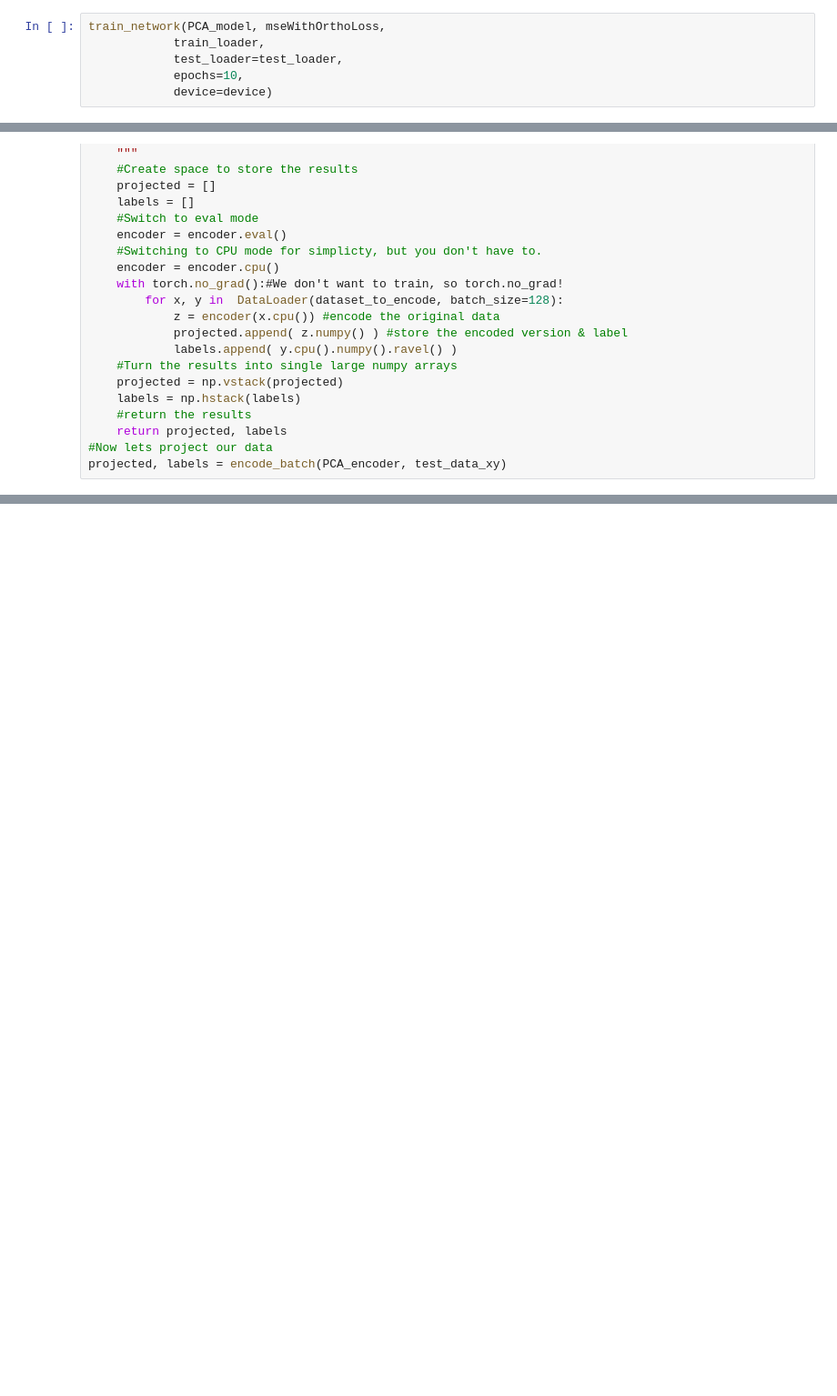
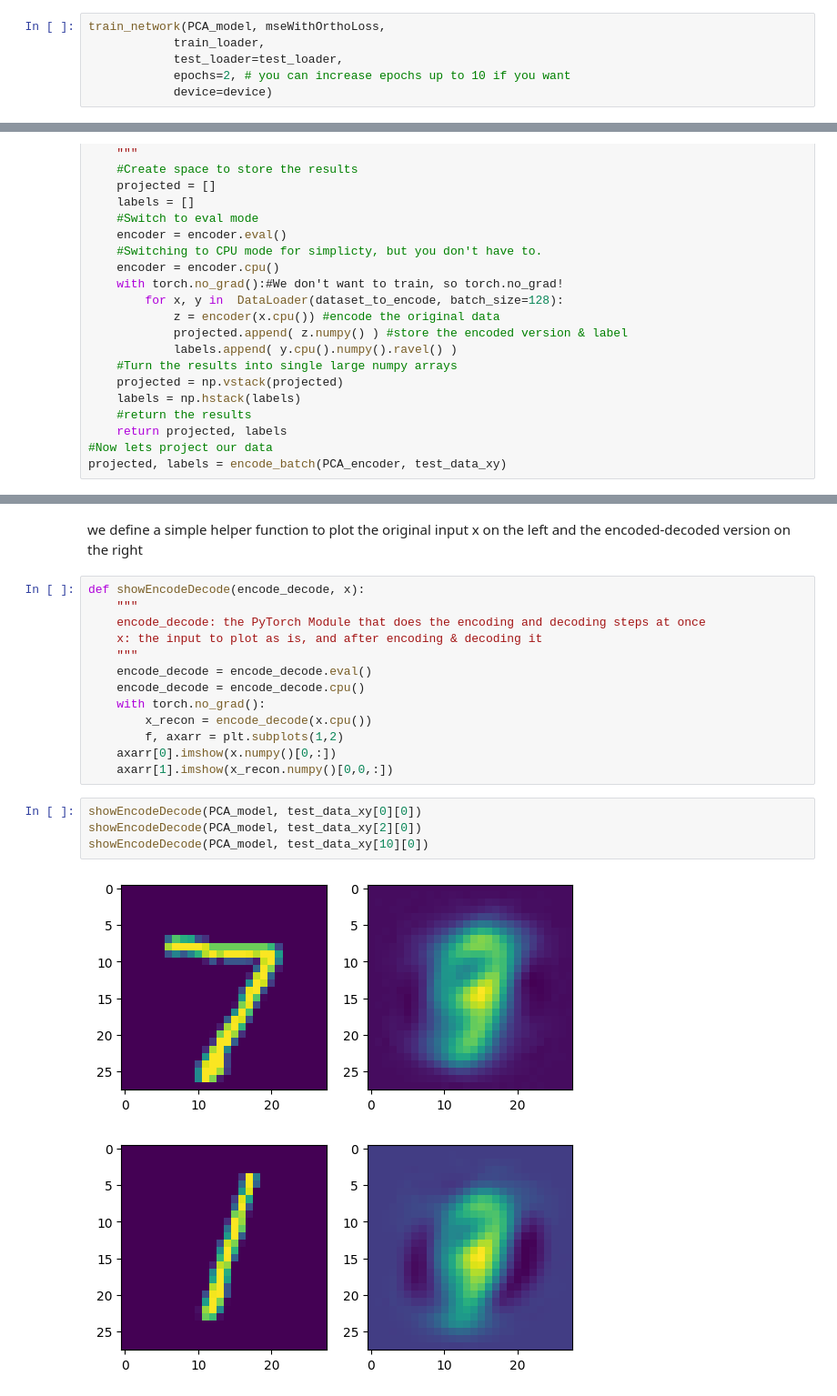
Before and after one commit to Amr-Abdellatif/PCA-as-Linear-autoencoders-implmentation_in_PyTorch, a Jupyter notebook: main.ipynb, the cells around one changed output, grey strips where cells are left out. Shown at 91% size. Saved outputs shown, nothing was run; the diff lists cells and outputs as text; blank space fills up the shorter version.

```diff
--- a/main.ipynb
+++ b/main.ipynb
@@ -110,5 +111,5 @@ test_loader = DataLoader(test_data_xx, batch_size=128)
 train_network(PCA_model, mseWithOrthoLoss,
             train_loader,
             test_loader=test_loader,
-            epochs=10,
+            epochs=2, # you can increase epochs up to 10 if you want
             device=device)
@@ -148,0 +157,23 @@ sns.scatterplot(x=projected[:,0],
+# %% [markdown]
+we define a simple
+helper function to plot the original input x on the left and the encoded-decoded version on the right
+# %%
+def showEncodeDecode(encode_decode, x):
+    """
+    encode_decode: the PyTorch Module that does the encoding and decoding steps at once
+    x: the input to plot as is, and after encoding & decoding it
+    """
+    encode_decode = encode_decode.eval()
+    encode_decode = encode_decode.cpu()
+    with torch.no_grad():
+        x_recon = encode_decode(x.cpu())
+        f, axarr = plt.subplots(1,2)
+    axarr[0].imshow(x.numpy()[0,:])
+    axarr[1].imshow(x_recon.numpy()[0,0,:])
+# %%
+showEncodeDecode(PCA_model, test_data_xy[0][0])
+showEncodeDecode(PCA_model, test_data_xy[2][0])
+showEncodeDecode(PCA_model, test_data_xy[10][0])
+# %% [output]
+[figure, added]
+[figure, added]
```
Also changed, not shown: parts of 5 cells of this notebook.
